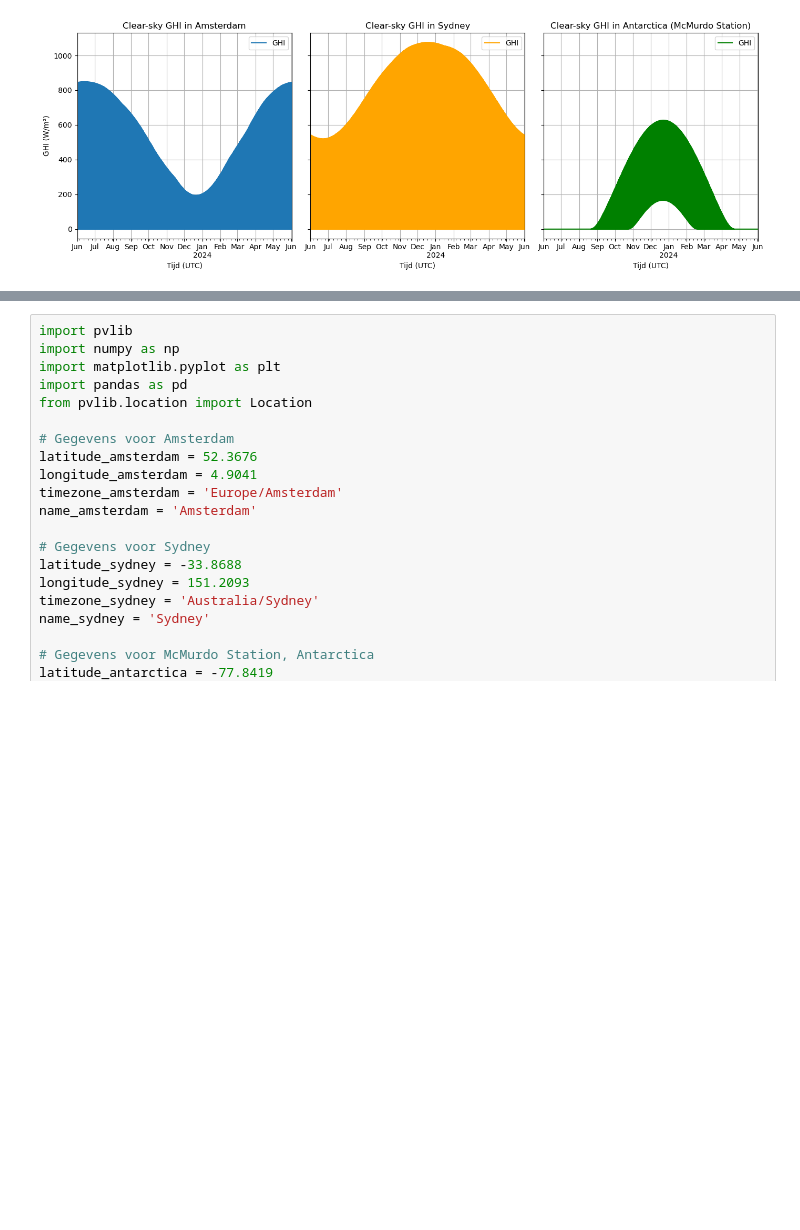
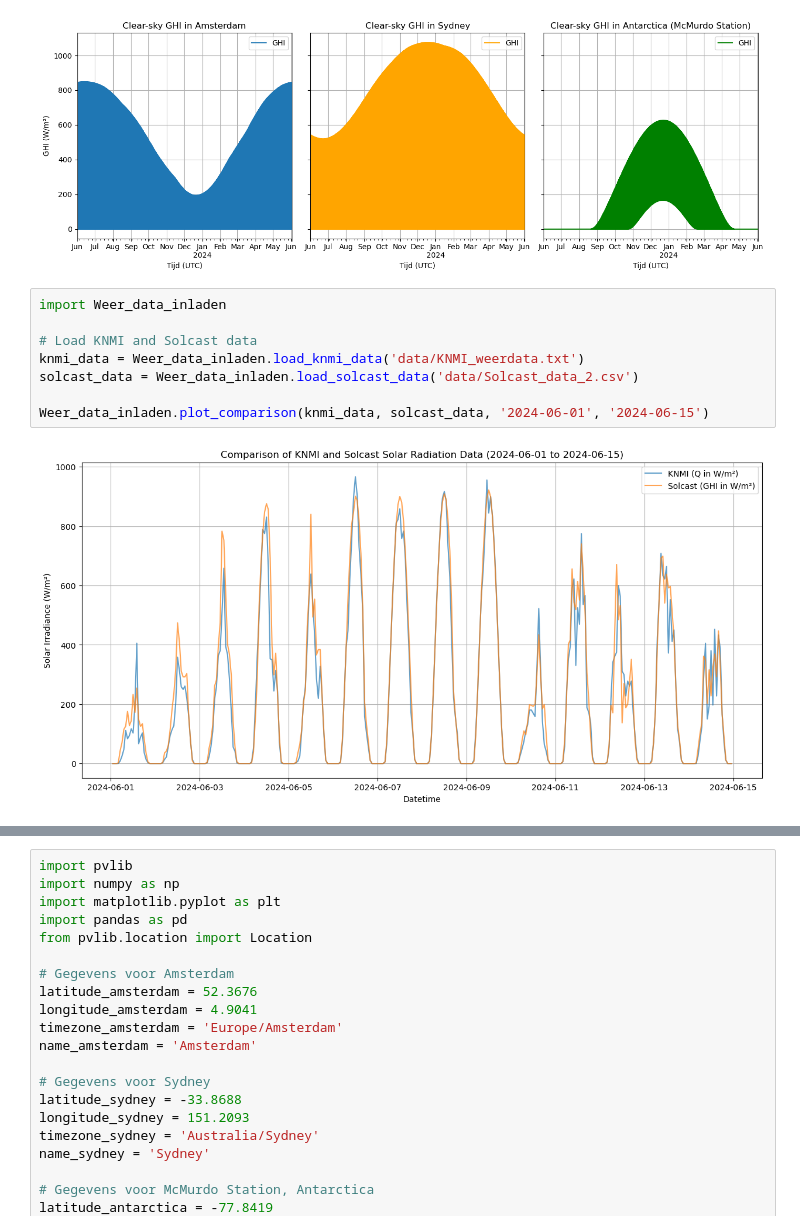
Before and after one commit to Qrax/PV-Systems-Data, a Jupyter notebook: PVlib simulaties oefenen.ipynb, the cells around one changed output, grey strips where cells are left out. Drawn from its saved outputs; the diff is of its cells as text; blank space fills up the shorter version.

Commit message:
Simulatie data en echte weer data geplot tegen elkaar geplot en ook tegen elkaar geplot

```diff
--- a/PVlib simulaties oefenen.ipynb
+++ b/PVlib simulaties oefenen.ipynb
@@ -73,3 +73,13 @@ plt.tight_layout()
 plt.show()
 # %% [output]
 [figure]
+# %%
+import Weer_data_inladen
+
+# Load KNMI and Solcast data
+knmi_data = Weer_data_inladen.load_knmi_data('data/KNMI_weerdata.txt')
+solcast_data = Weer_data_inladen.load_solcast_data('data/Solcast_data_2.csv')
+
+Weer_data_inladen.plot_comparison(knmi_data, solcast_data, '2024-06-01', '2024-06-15')
+# %% [output]
+[figure, added]
```
Also changed, not shown: parts of 3 cells of this notebook, 1 other file.
